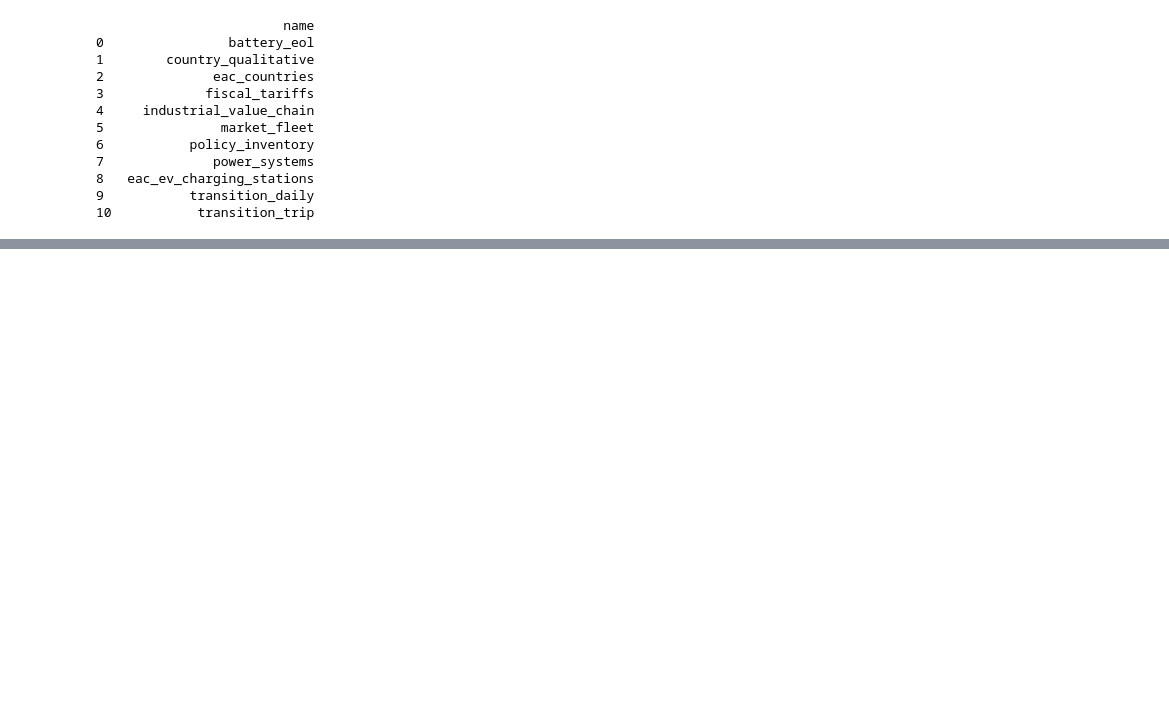
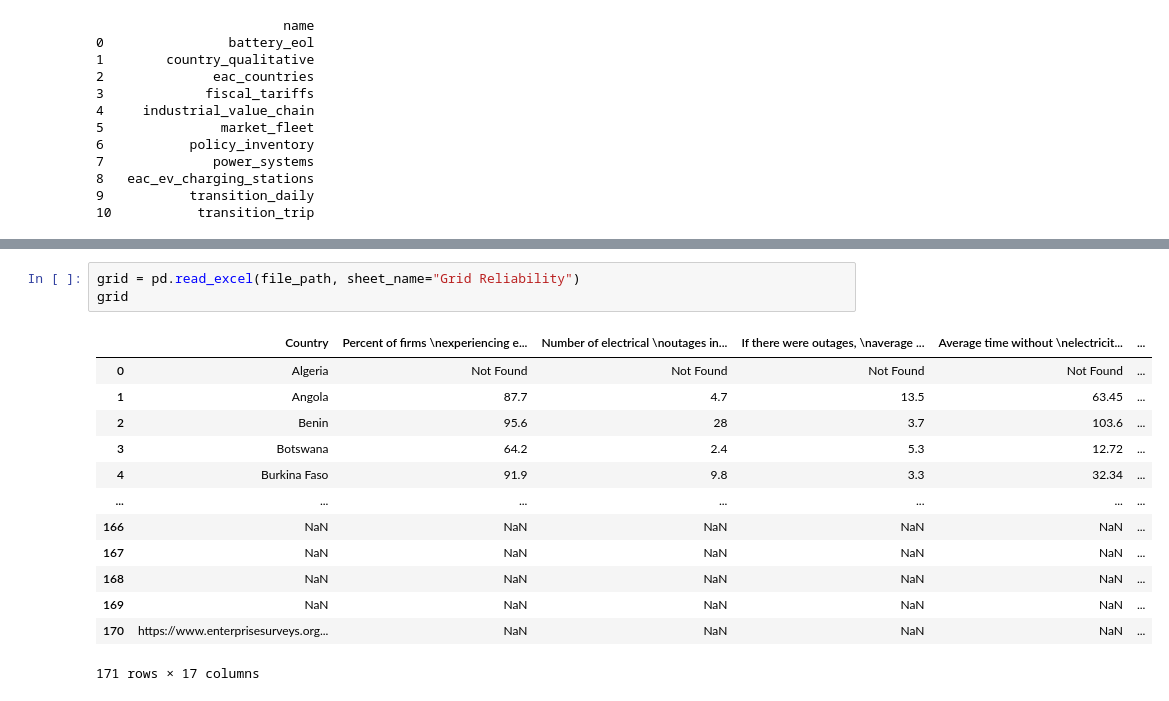
Before and after one commit to kennethnyangweso/EAC-UNEP-E-Mobility-Analytics-Forecasting, a Jupyter notebook: Notebooks/Data Engineering & Cleaning.ipynb, the cells around one changed output, grey strips where cells are left out. Cells and saved outputs as stored; diff of their text form; blank space fills up the shorter version.

```diff
--- a/Notebooks/Data Engineering & Cleaning.ipynb
+++ b/Notebooks/Data Engineering & Cleaning.ipynb
@@ -2077,0 +2394,17 @@ print(tables)
+# %%
+grid = pd.read_excel(file_path, sheet_name="Grid Reliability")
+grid
+# %% [output]
+|  | Country | Percent of firms \nexperiencing e... | Number of electrical \noutages in... | If there were outages, \naverage ... | Average time without \nelectricit... | ... |
+| 0 | Algeria | Not Found | Not Found | Not Found | Not Found | ... |
+| 1 | Angola | 87.7 | 4.7 | 13.5 | 63.45 | ... |
+| 2 | Benin | 95.6 | 28 | 3.7 | 103.6 | ... |
+| 3 | Botswana | 64.2 | 2.4 | 5.3 | 12.72 | ... |
+| 4 | Burkina Faso | 91.9 | 9.8 | 3.3 | 32.34 | ... |
+| ... | ... | ... | ... | ... | ... | ... |
+| 166 | NaN | NaN | NaN | NaN | NaN | ... |
+| 167 | NaN | NaN | NaN | NaN | NaN | ... |
+| 168 | NaN | NaN | NaN | NaN | NaN | ... |
+| 169 | NaN | NaN | NaN | NaN | NaN | ... |
+| 170 | https://www.enterprisesurveys.org... | NaN | NaN | NaN | NaN | ... |
+171 rows × 17 columns
```
Also changed, not shown: parts of 63 cells of this notebook, 16 other files.
